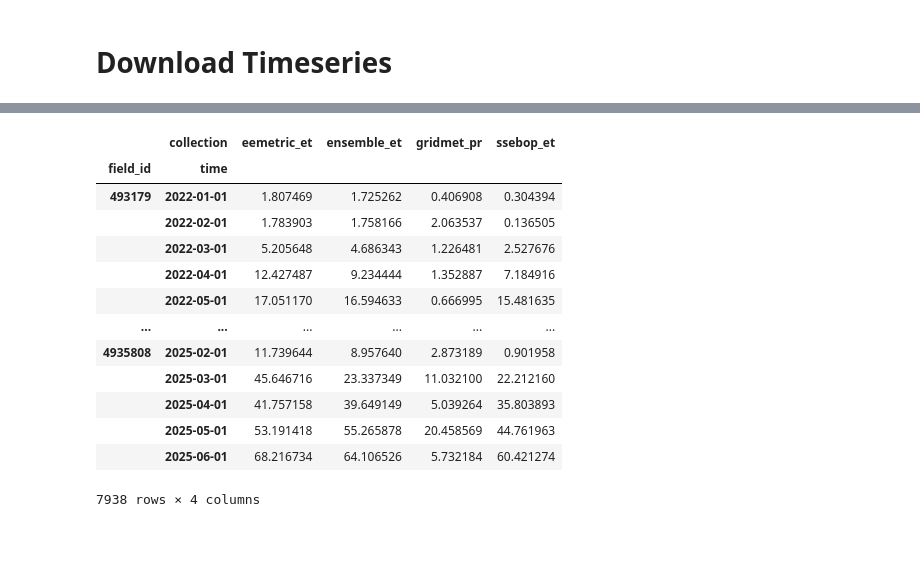
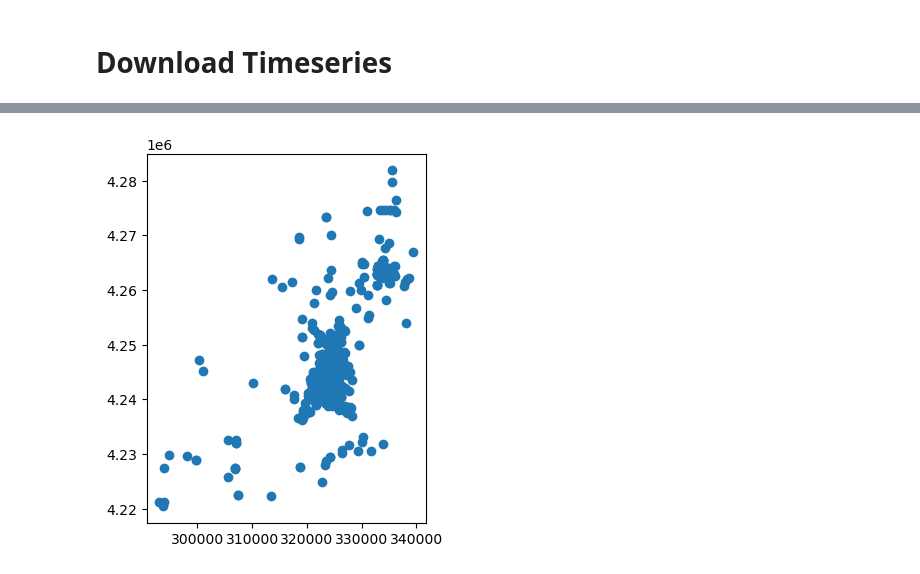
Before and after one commit to inkenbrandt/well_pump, a Jupyter notebook: openet_pou.ipynb, the cells around one changed output, grey strips where cells are left out. Cells and saved outputs as stored; diff of their text form; code cells hidden in the pictures; blank space fills up the shorter version.

```diff
--- a/openet_pou.ipynb
+++ b/openet_pou.ipynb
@@ -239,8 +238,10 @@ peff.to_csv("pou_peff_2023_2024_3.csv")
 # %% [markdown]
 # Download Timeseries
 # %%
-gdf = gpd.read_file("pou_classified.gpkg")
-oetgdf = gdf.dropna(subset=['oet_id']).set_index('oet_id')
-oet_list = gdf.dropna(subset=['oet_id'])['oet_id'].astype('int').astype("str").tolist()
+gdf = gpd.read_file("pou_ids.gpkg")
+oetgdf = gdf.dropna(subset=['field_id']).set_index('field_id')
+oetgdf.index = oetgdf.index.astype(int)
+oet_list = oetgdf.index.astype('int').astype("str").tolist()
 areas = np.round(oetgdf.geometry.area * 0.000247105,1).to_dict()
+grpnb = oetgdf['GROUP_NUMB'].to_dict()
 # %%
@@ -315,19 +277,40 @@ db_oet['field_id'] = db_oet['field_id'].astype('int')
 db_oet['et_acft'] = db_oet['value_mm'] *  db_oet['field_id'].map(areas)* 0.00328084
 db_oet = db_oet.set_index(['field_id','time','collection'])
 db_oet.drop(['value_mm'],axis=1,inplace=True)
-db_oet.unstack('collection').droplevel(0,axis=1)
+db_oet = db_oet.unstack('collection').droplevel(0,axis=1)
+db_oet['GROUP_NUM'] = db_oet.index.get_level_values(0).map(grpnb)
-# %% [output]
-|  | collection | eemetric_et | ensemble_et | gridmet_pr | ssebop_et |
-| field_id | time |  |  |  |  |
-| 493179 | 2022-01-01 | 1.807469 | 1.725262 | 0.406908 | 0.304394 |
-|  | 2022-02-01 | 1.783903 | 1.758166 | 2.063537 | 0.136505 |
-|  | 2022-03-01 | 5.205648 | 4.686343 | 1.226481 | 2.527676 |
-|  | 2022-04-01 | 12.427487 | 9.234444 | 1.352887 | 7.184916 |
-|  | 2022-05-01 | 17.051170 | 16.594633 | 0.666995 | 15.481635 |
-| ... | ... | ... | ... | ... | ... |
-| 4935808 | 2025-02-01 | 11.739644 | 8.957640 | 2.873189 | 0.901958 |
-|  | 2025-03-01 | 45.646716 | 23.337349 | 11.032100 | 22.212160 |
-|  | 2025-04-01 | 41.757158 | 39.649149 | 5.039264 | 35.803893 |
-|  | 2025-05-01 | 53.191418 | 55.265878 | 20.458569 | 44.761963 |
-|  | 2025-06-01 | 68.216734 | 64.106526 | 5.732184 | 60.421274 |
-7938 rows × 4 columns
+# %%
+# assume df has a MultiIndex with names ("fieldid", "date")
+fid = db_oet["GROUP_NUM"]
+dt  = db_oet.index.get_level_values('time')
+
+# keep only March (3) through November (11)
+mask = (dt.month >= 3) & (dt.month <= 11)
+df_mn = db_oet[mask]
+
+# group by fieldid and calendar year
+out = (df_mn
+       .groupby([fid[mask], dt[mask].year]).sum())
+
+
+out.index.names = ["GROUP_NUM", "year"]
+# %%
+out['eff_et_ens'] = out['ensemble_et'] - out['gridmet_pr']
+out['eff_et_eem'] = out['eemetric_et'] - out['gridmet_pr']
+out['eff_et_ens'] = out['ssebop_et'] - out['gridmet_pr']
+ef_df = out['eff_et_ens'].unstack(level=-1)
+ef_df.columns = [f'efet_{col}' for col in ef_df.columns]
+ef_df = ef_df.round(1)
+# %%
+wells = gpd.read_file("Wells_w_Info.shp")
+wells.plot()
+
+wells_efet = pd.merge(wells,ef_df.reset_index(),left_on='GROUP_NUMB', right_on='GROUP_NUM')
+
+well_counts = wells_efet.groupby("GROUP_NUMB").size().reset_index(name="well_count")
+
+for col in wells_efet.columns:
+    if "etet" in col:
+        wells_efet[col] = wells_efet[col] / well_counts
+# %% [output]
+[figure, added]
```
Also changed, not shown: parts of 12 cells of this notebook, 33 other files.
